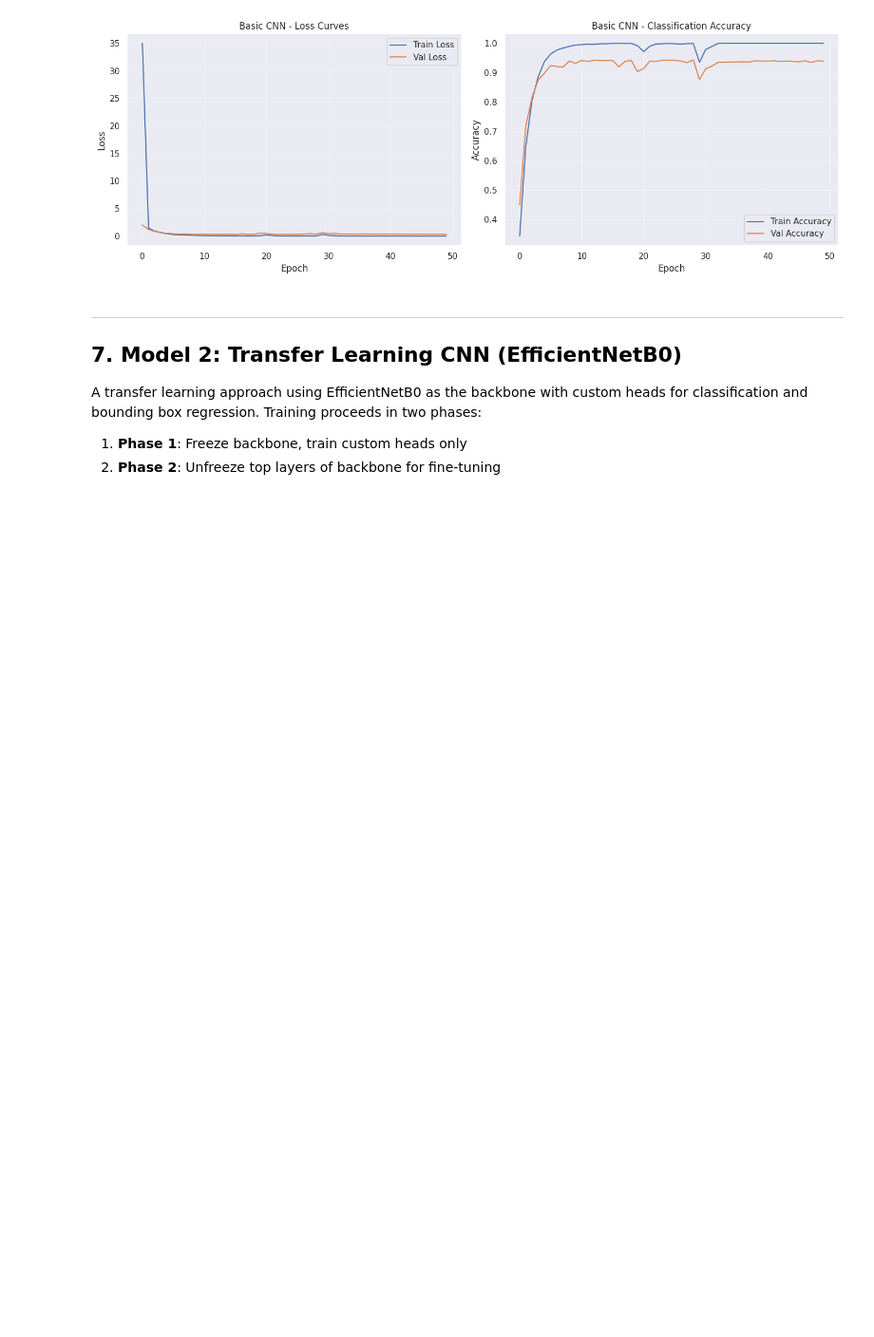
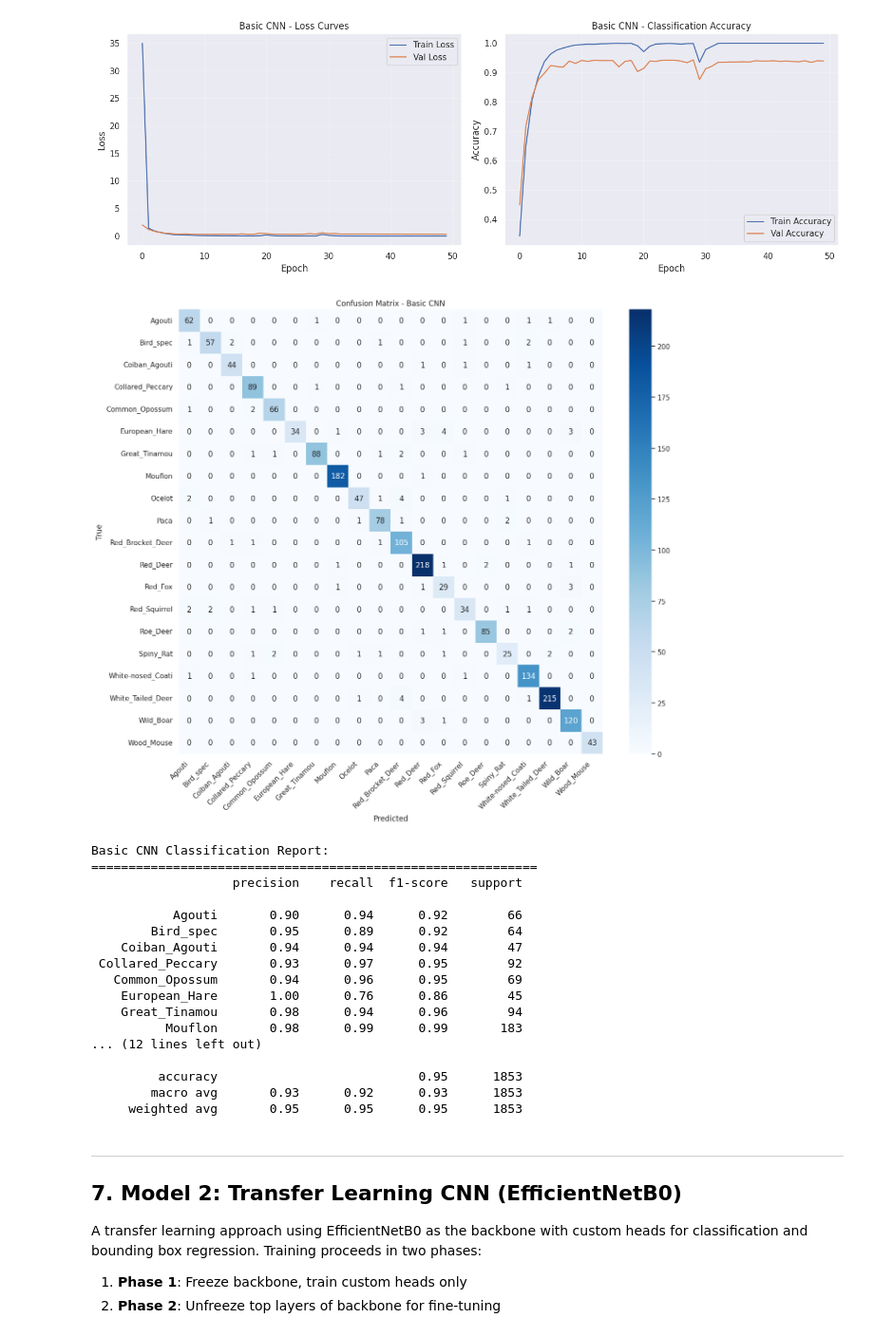
Before and after one commit to shaun-friedman/cv-serengeti-animal-detector, a Jupyter notebook: final_project.ipynb, the cells around one changed output. Shown at 95% size. Cells and saved outputs as stored; diff of their text form; code cells hidden in the pictures; blank space fills up the shorter version.

```diff
--- a/final_project.ipynb
+++ b/final_project.ipynb
@@ -276,3 +547,17 @@ Scanning for corrupted images...
 Total images: 9261
 Valid images: 9261
 Corrupted images: 0
+# %%
+# Encode labels and prepare bbox array
+label_encoder = LabelEncoder()
+labels = label_encoder.fit_transform(positives["animal"].values).astype("int32")
+
+# Extract bounding box coordinates (using a1, a2, a3, a4)
+bbox_array = positives[["a1", "a2", "a3", "a4"]].values.astype("float32")
+
+NUM_CLASSES = len(label_encoder.classes_)
+print(f"Number of classes: {NUM_CLASSES}")
+print(f"Classes: {label_encoder.classes_}")
+print(f"Total samples: {len(filepaths)}")
+print(f"Labels shape: {labels.shape}")
+print(f"BBox array shape: {bbox_array.shape}")
@@ -376,6 +771,36 @@ plt.tight_layout()
 plt.show()
 # %% [output]
 [figure]
+# %%
+# Basic CNN Confusion Matrix
+basic_cnn_y_true, basic_cnn_y_pred = plot_tf_confusion_matrix(
+    basic_cnn_model, cnn_test_ds, label_encoder,
+    title="Confusion Matrix - Basic CNN"
+)
+
+# Classification report
+print("\nBasic CNN Classification Report:")
+print("=" * 60)
+print(classification_report(basic_cnn_y_true, basic_cnn_y_pred, target_names=label_encoder.classes_, zero_division=0))
+# %% [output]
+[figure, added]
+Basic CNN Classification Report:
+============================================================
+                   precision    recall  f1-score   support
+
+           Agouti       0.90      0.94      0.92        66
+        Bird_spec       0.95      0.89      0.92        64
+    Coiban_Agouti       0.94      0.94      0.94        47
+ Collared_Peccary       0.93      0.97      0.95        92
+   Common_Opossum       0.94      0.96      0.95        69
+    European_Hare       1.00      0.76      0.86        45
+    Great_Tinamou       0.98      0.94      0.96        94
+          Mouflon       0.98      0.99      0.99       183
+... (12 lines left out)
+
+         accuracy                           0.95      1853
+        macro avg       0.93      0.92      0.93      1853
+     weighted avg       0.95      0.95      0.95      1853
 # %% [markdown]
 ---
 ## 7. Model 2: Transfer Learning CNN (EfficientNetB0)
```
Also changed, not shown: parts of 24 cells of this notebook.
